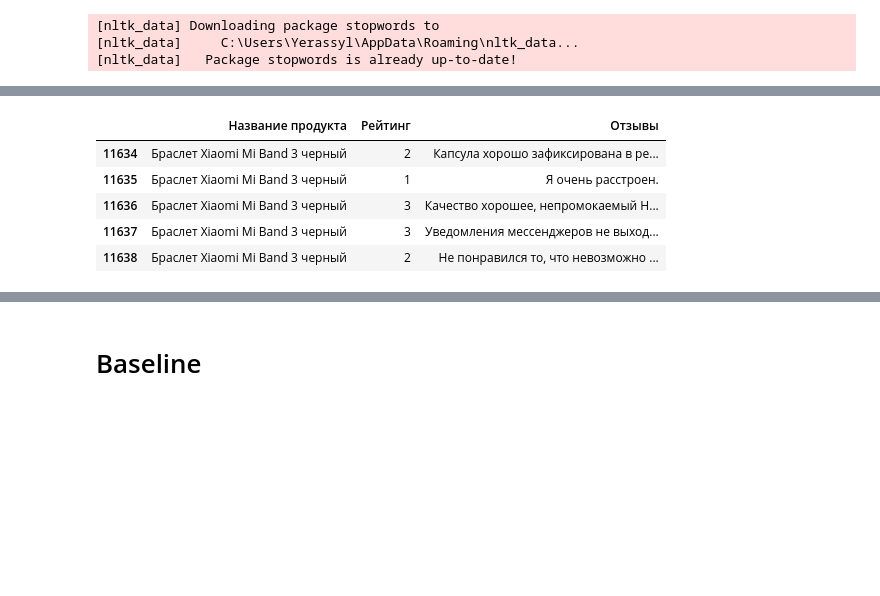
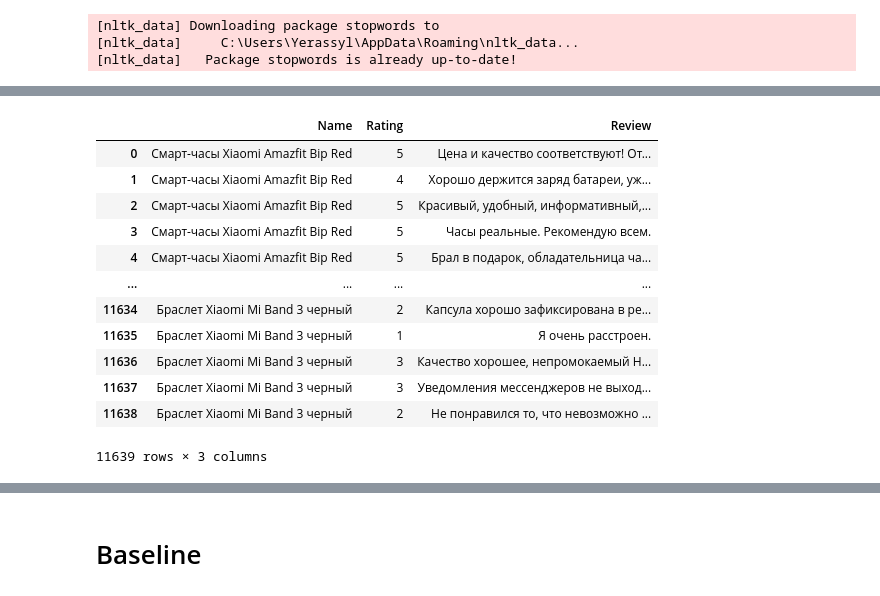
Before and after one commit to kelsingazin/kaspi-review, a Jupyter notebook: kaspi_review.ipynb, the cells around one changed output, grey strips where cells are left out. Cells and saved outputs as stored; diff of their text form; code cells hidden in the pictures; blank space fills up the shorter version.

```diff
--- a/kaspi_review.ipynb
+++ b/kaspi_review.ipynb
@@ -49,15 +41,15 @@ for i in range(0,len(products)):
 # %%
 for i in range(0,len(products)):
-    if type(products.iloc[i]['Недостатки']) != str:
-        products.iloc[i]['Недостатки'] = str(products.iloc[i]['Недостатки'])
+    if type(products.iloc[i]['Negative']) != str:
+        products.iloc[i]['Negative'] = str(products.iloc[i]['Negative'])
 # %%
 for i in range(0,len(products)):
-    if type(products.iloc[i]['Комментарий']) != str:
-        products.iloc[i]['Комментарий'] = str(products.iloc[i]['Комментарий'])
+    if type(products.iloc[i]['Comment']) != str:
+        products.iloc[i]['Comment'] = str(products.iloc[i]['Comment'])
 # %%
 def combined_features(row):
-    return row['Достоинства'] + ' '+ row['Недостатки'] + ' '+ row['Комментарий']
-products['Отзывы'] = products.apply(combined_features, axis=1)
+    return row['Positive'] + ' '+ row['Negative'] + ' '+ row['Comment']
+products['Review'] = products.apply(combined_features, axis=1)
 # %%
 products.head(5)
 # %% [output]
@@ -68,14 +60,22 @@ products.head(5)
 | 3 | Смарт-часы Xiaomi Amazfit Bip Red | 5 |  |  | Часы реальные. Рекомендую всем. | Часы реальные. Рекомендую всем. |
 | 4 | Смарт-часы Xiaomi Amazfit Bip Red | 5 | Брал в подарок, обладательница ча... |  | Полезный и удобный аксессуар, рек... | Брал в подарок, обладательница ча... |
 # %%
-kaspi = products.filter(['Название продукта','Рейтинг','Отзывы'], axis=1)
+kaspi = products.filter(['Name','Rating','Review'], axis=1)
 # %%
-kaspi.tail(5)
+#kaspi.tail(5)
+kaspi
 # %% [output]
-|  | Название продукта | Рейтинг | Отзывы |
+|  | Name | Rating | Review |
+| 0 | Смарт-часы Xiaomi Amazfit Bip Red | 5 | Цена и качество соответствуют! От... |
+| 1 | Смарт-часы Xiaomi Amazfit Bip Red | 4 | Хорошо держится заряд батареи, уж... |
+| 2 | Смарт-часы Xiaomi Amazfit Bip Red | 5 | Красивый, удобный, информативный,... |
+| 3 | Смарт-часы Xiaomi Amazfit Bip Red | 5 | Часы реальные. Рекомендую всем. |
+| 4 | Смарт-часы Xiaomi Amazfit Bip Red | 5 | Брал в подарок, обладательница ча... |
+| ... | ... | ... | ... |
 | 11634 | Браслет Xiaomi Mi Band 3 черный | 2 | Капсула хорошо зафиксирована в ре... |
 | 11635 | Браслет Xiaomi Mi Band 3 черный | 1 | Я очень расстроен. |
 | 11636 | Браслет Xiaomi Mi Band 3 черный | 3 | Качество хорошее, непромокаемый Н... |
 | 11637 | Браслет Xiaomi Mi Band 3 черный | 3 | Уведомления мессенджеров не выход... |
 | 11638 | Браслет Xiaomi Mi Band 3 черный | 2 | Не понравился то, что невозможно ... |
+11639 rows × 3 columns
 # %%
```
Also changed, not shown: parts of 31 cells of this notebook, 1 other file.
